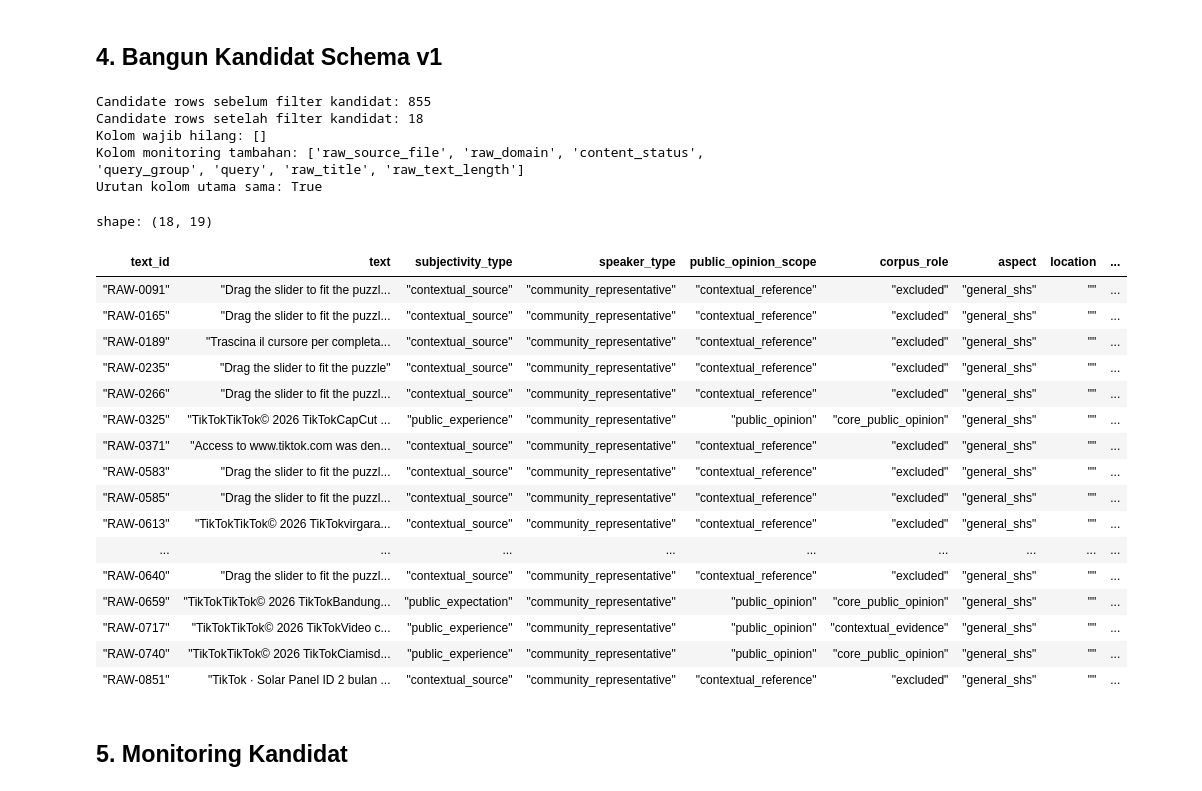
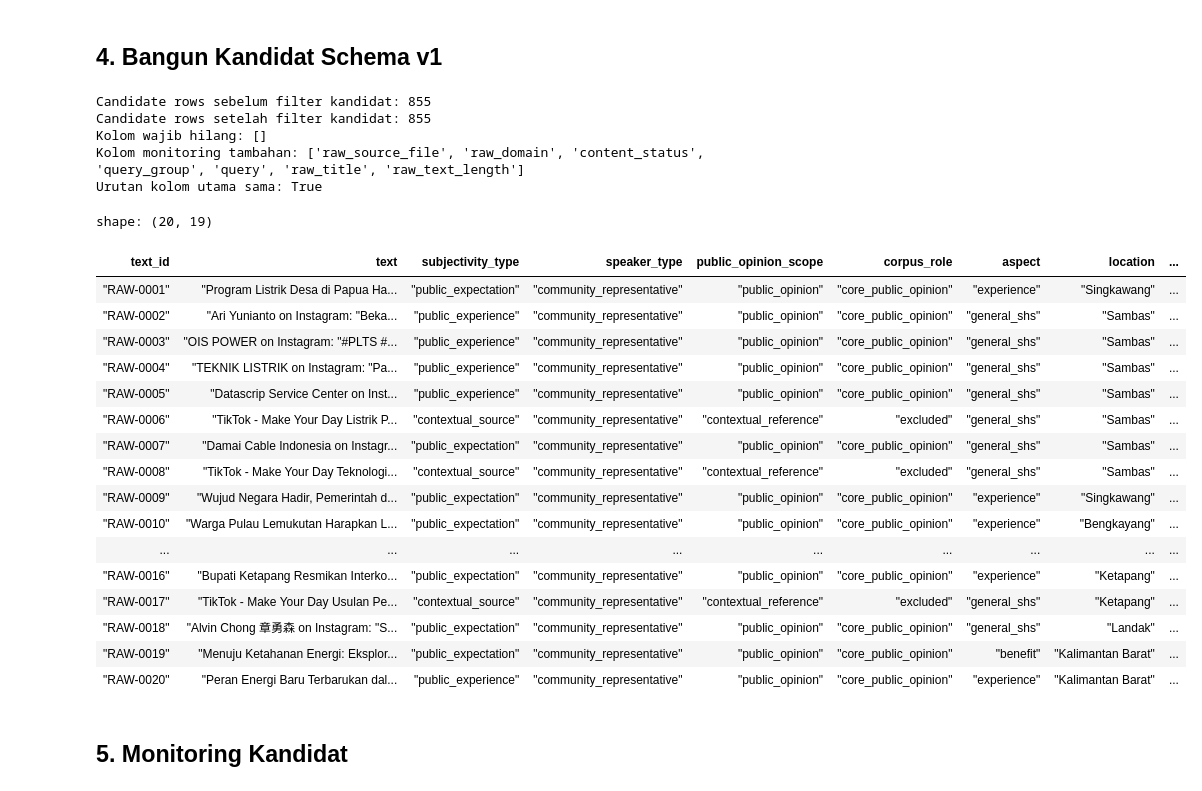
Before and after one commit to dammar01/hybrid-nlp-sentiment-classification, a Jupyter notebook: raw_datasets_processor.ipynb, the cells around one changed output. Cells and saved outputs as stored; diff of their text form; code cells hidden in the pictures.

```diff
--- a/raw_datasets_processor.ipynb
+++ b/raw_datasets_processor.ipynb
@@ -191,54 +191,53 @@ shape: (1, 5)
 candidate_df = dataset_service.build_v1_candidate_rows(
     records_df=records_df,
     research_config=research_config,
-    max_text_chars=260,
 )
 
 CANDIDATE_FILTER_CONDITIONS = [
-    pl.col("location") == "",
-    pl.col("source_url").str.to_lowercase().str.contains("facebook.com"),
+    # pl.col("location") == "",
+    # pl.col("source_url").str.to_lowercase().str.contains("facebook.com"),
     # ~pl.col("text").str.to_lowercase().str.contains("penayangan"),
     # pl.col("aspect").is_in(["experience", "benefit", "access"]),
 ]
 
 filtered_candidate_df = apply_filter_conditions(candidate_df, CANDIDATE_FILTER_CONDITIONS)
 
 reference_df = dataset_service.load(REFERENCE_DATASET_PATH)
 expected_columns = list(dataset_service.v1_dataset_columns())
 missing_candidate_columns = [column for column in expected_columns if column not in filtered_candidate_df.columns]
 extra_candidate_columns = [column for column in filtered_candidate_df.columns if column not in expected_columns]
 
 print(f"Candidate rows sebelum filter kandidat: {candidate_df.height:,}")
 print(f"Candidate rows setelah filter kandidat: {filtered_candidate_df.height:,}")
 print("Kolom wajib hilang:", missing_candidate_columns)
 print("Kolom monitoring tambahan:", extra_candidate_columns)
 print("Urutan kolom utama sama:", filtered_candidate_df.columns[: len(expected_columns)] == expected_columns)
 
 display(filtered_candidate_df.select(expected_columns).head(20))
 # %% [output]
 Candidate rows sebelum filter kandidat: 855
-Candidate rows setelah filter kandidat: 18
+Candidate rows setelah filter kandidat: 855
 Kolom wajib hilang: []
 Kolom monitoring tambahan: ['raw_source_file', 'raw_domain', 'content_status', 'query_group', 'query', 'raw_title', 'raw_text_length']
 Urutan kolom utama sama: True
-shape: (18, 19)
+shape: (20, 19)
 | text_id | text | subjectivity_type | speaker_type | public_opinion_scope | corpus_role | aspect | location | ... |
-| "RAW-0091" | "Drag the slider to fit the puzzl... | "contextual_source" | "community_representative" | "contextual_reference" | "excluded" | "general_shs" | "" | ... |
-| "RAW-0165" | "Drag the slider to fit the puzzl... | "contextual_source" | "community_representative" | "contextual_reference" | "excluded" | "general_shs" | "" | ... |
-| "RAW-0189" | "Trascina il cursore per completa... | "contextual_source" | "community_representative" | "contextual_reference" | "excluded" | "general_shs" | "" | ... |
-| "RAW-0235" | "Drag the slider to fit the puzzle" | "contextual_source" | "community_representative" | "contextual_reference" | "excluded" | "general_shs" | "" | ... |
-| "RAW-0266" | "Drag the slider to fit the puzzl... | "contextual_source" | "community_representative" | "contextual_reference" | "excluded" | "general_shs" | "" | ... |
-| "RAW-0325" | "TikTokTikTok© 2026 TikTokCapCut ... | "public_experience" | "community_representative" | "public_opinion" | "core_public_opinion" | "general_shs" | "" | ... |
-| "RAW-0371" | "Access to www.tiktok.com was den... | "contextual_source" | "community_representative" | "contextual_reference" | "excluded" | "general_shs" | "" | ... |
-| "RAW-0583" | "Drag the slider to fit the puzzl... | "contextual_source" | "community_representative" | "contextual_reference" | "excluded" | "general_shs" | "" | ... |
-| "RAW-0585" | "Drag the slider to fit the puzzl... | "contextual_source" | "community_representative" | "contextual_reference" | "excluded" | "general_shs" | "" | ... |
-| "RAW-0613" | "TikTokTikTok© 2026 TikTokvirgara... | "contextual_source" | "community_representative" | "contextual_reference" | "excluded" | "general_shs" | "" | ... |
+| "RAW-0001" | "Program Listrik Desa di Papua Ha... | "public_expectation" | "community_representative" | "public_opinion" | "core_public_opinion" | "experience" | "Singkawang" | ... |
+| "RAW-0002" | "Ari Yunianto on Instagram: "Beka... | "public_experience" | "community_representative" | "public_opinion" | "core_public_opinion" | "general_shs" | "Sambas" | ... |
+| "RAW-0003" | "OIS POWER on Instagram: "#PLTS #... | "public_experience" | "community_representative" | "public_opinion" | "core_public_opinion" | "general_shs" | "Sambas" | ... |
+| "RAW-0004" | "TEKNIK LISTRIK on Instagram: "Pa... | "public_experience" | "community_representative" | "public_opinion" | "core_public_opinion" | "general_shs" | "Sambas" | ... |
+| "RAW-0005" | "Datascrip Service Center on Inst... | "public_experience" | "community_representative" | "public_opinion" | "core_public_opinion" | "general_shs" | "Sambas" | ... |
+| "RAW-0006" | "TikTok - Make Your Day Listrik P... | "contextual_source" | "community_representative" | "contextual_reference" | "excluded" | "general_shs" | "Sambas" | ... |
+| "RAW-0007" | "Damai Cable Indonesia on Instagr... | "public_expectation" | "community_representative" | "public_opinion" | "core_public_opinion" | "general_shs" | "Sambas" | ... |
+| "RAW-0008" | "TikTok - Make Your Day Teknologi... | "contextual_source" | "community_representative" | "contextual_reference" | "excluded" | "general_shs" | "Sambas" | ... |
+| "RAW-0009" | "Wujud Negara Hadir, Pemerintah d... | "public_expectation" | "community_representative" | "public_opinion" | "core_public_opinion" | "experience" | "Singkawang" | ... |
+| "RAW-0010" | "Warga Pulau Lemukutan Harapkan L... | "public_expectation" | "community_representative" | "public_opinion" | "core_public_opinion" | "experience" | "Bengkayang" | ... |
 | ... | ... | ... | ... | ... | ... | ... | ... | ... |
-| "RAW-0640" | "Drag the slider to fit the puzzl... | "contextual_source" | "community_representative" | "contextual_reference" | "excluded" | "general_shs" | "" | ... |
-| "RAW-0659" | "TikTokTikTok© 2026 TikTokBandung... | "public_expectation" | "community_representative" | "public_opinion" | "core_public_opinion" | "general_shs" | "" | ... |
-| "RAW-0717" | "TikTokTikTok© 2026 TikTokVideo c... | "public_experience" | "community_representative" | "public_opinion" | "contextual_evidence" | "general_shs" | "" | ... |
-| "RAW-0740" | "TikTokTikTok© 2026 TikTokCiamisd... | "public_experience" | "community_representative" | "public_opinion" | "core_public_opinion" | "general_shs" | "" | ... |
-| "RAW-0851" | "TikTok · Solar Panel ID 2 bulan ... | "contextual_source" | "community_representative" | "contextual_reference" | "excluded" | "general_shs" | "" | ... |
+| "RAW-0016" | "Bupati Ketapang Resmikan Interko... | "public_expectation" | "community_representative" | "public_opinion" | "core_public_opinion" | "experience" | "Ketapang" | ... |
+| "RAW-0017" | "TikTok - Make Your Day Usulan Pe... | "contextual_source" | "community_representative" | "contextual_reference" | "excluded" | "general_shs" | "Ketapang" | ... |
+| "RAW-0018" | "Alvin Chong 章勇森 on Instagram: "S... | "public_expectation" | "community_representative" | "public_opinion" | "core_public_opinion" | "general_shs" | "Landak" | ... |
+| "RAW-0019" | "Menuju Ketahanan Energi: Eksplor... | "public_expectation" | "community_representative" | "public_opinion" | "core_public_opinion" | "benefit" | "Kalimantan Barat" | ... |
+| "RAW-0020" | "Peran Energi Baru Terbarukan dal... | "public_experience" | "community_representative" | "public_opinion" | "core_public_opinion" | "experience" | "Kalimantan Barat" | ... |
 # %% [markdown]
 ## 5. Monitoring Kandidat
 # %%
```
Also changed, not shown: parts of 4 cells of this notebook, 12 other files.
